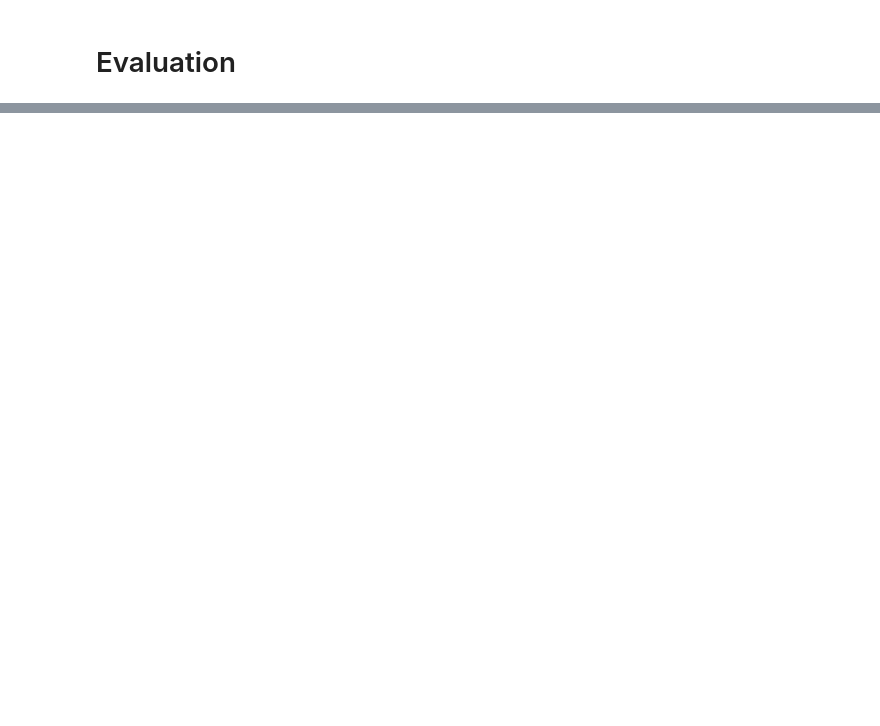
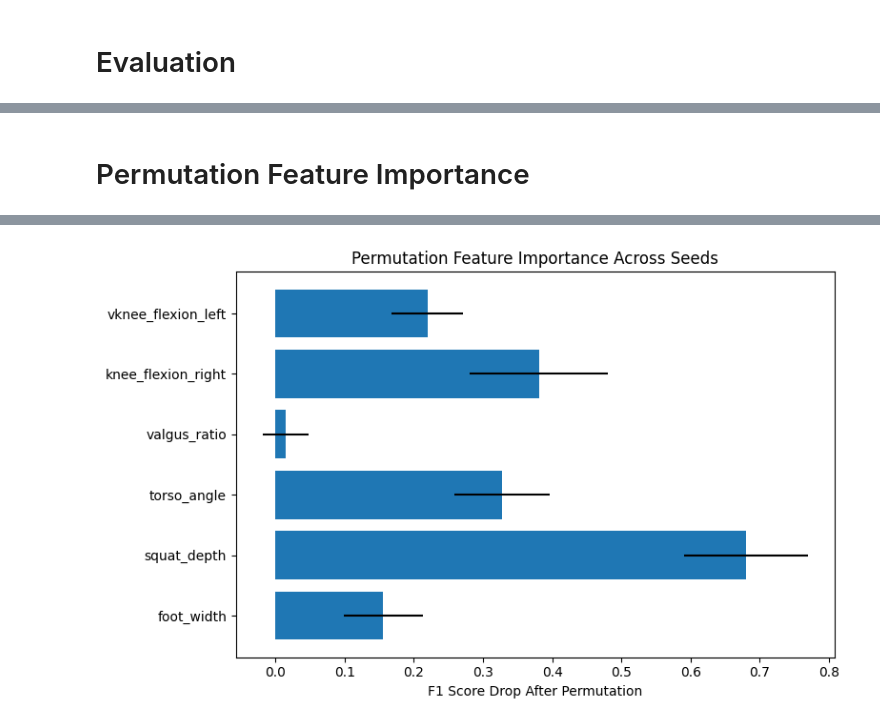
Before and after one commit to perujuice/BScThesis, a Jupyter notebook: models/biLSTM.ipynb, the cells around one changed output, grey strips where cells are left out. Drawn from its saved outputs; the diff is of its cells as text; code cells hidden in the pictures; blank space fills up the shorter version.

Commit message:
Some final results ready

```diff
--- a/models/biLSTM.ipynb
+++ b/models/biLSTM.ipynb
@@ -358,0 +346,62 @@ Feature 'foot_width' caused accuracy drop: -0.0196
+# %% [markdown]
+# Permutation Feature Importance
+# %%
+from sklearn.metrics import f1_score
+# Your 6 feature names
+feature_names = [
+    "vknee_flexion_left",
+    "knee_flexion_right",
+    "valgus_ratio",
+    "torso_angle",
+    "squat_depth",
+    "foot_width"
+]
+
+
+# Store F1 drops per feature across seeds
+perm_importance = defaultdict(list)
+
+for seed in seeds:
+    print(f"\n🔁 Permutation importance with seed {seed}")
+    set_seed(seed)
+
+    # Recreate train/test split
+    _, X_test, _, y_test = train_test_split(
+        X_data, y_labels, test_size=0.2, stratify=y_labels, random_state=seed
+    )
+
+    # Predict baseline F1
+    y_pred_base = (model.predict(X_test).flatten() > 0.5).astype(int)
+    baseline_f1 = f1_score(y_test, y_pred_base)
+
+    for i, feature_name in enumerate(feature_names):
+        X_permuted = X_test.copy()
+
+        # Shuffle i-th feature across time dimension for each sample
+        for sample in X_permuted:
+            np.random.shuffle(sample[:, i])
+
+        y_pred_perm = (model.predict(X_permuted).flatten() > 0.5).astype(int)
+        permuted_f1 = f1_score(y_test, y_pred_perm)
+        drop = baseline_f1 - permuted_f1
+
+        perm_importance[feature_name].append(drop)
+
+# Summarize results
+print("\n📊 Mean ± Std F1 Drop (Permutation Importance):")
+for name in feature_names:
+    drops = perm_importance[name]
+    print(f"{name:<25}: {np.mean(drops):.4f} ± {np.std(drops):.4f}")
+
+# Plot averaged importance
+mean_drops = [np.mean(perm_importance[name]) for name in feature_names]
+std_drops = [np.std(perm_importance[name]) for name in feature_names]
+
+plt.figure(figsize=(8, 5))
+plt.barh(feature_names, mean_drops, xerr=std_drops)
+plt.xlabel("F1 Score Drop After Permutation")
+plt.title("Permutation Feature Importance Across Seeds")
+plt.gca().invert_yaxis()
+plt.tight_layout()
+plt.show()
+# %% [output]
@@ -358,0 +425 @@ Feature 'foot_width' caused accuracy drop: -0.0196
+[figure, added]
```
Also changed, not shown: parts of 18 cells of this notebook, 12 other files.
